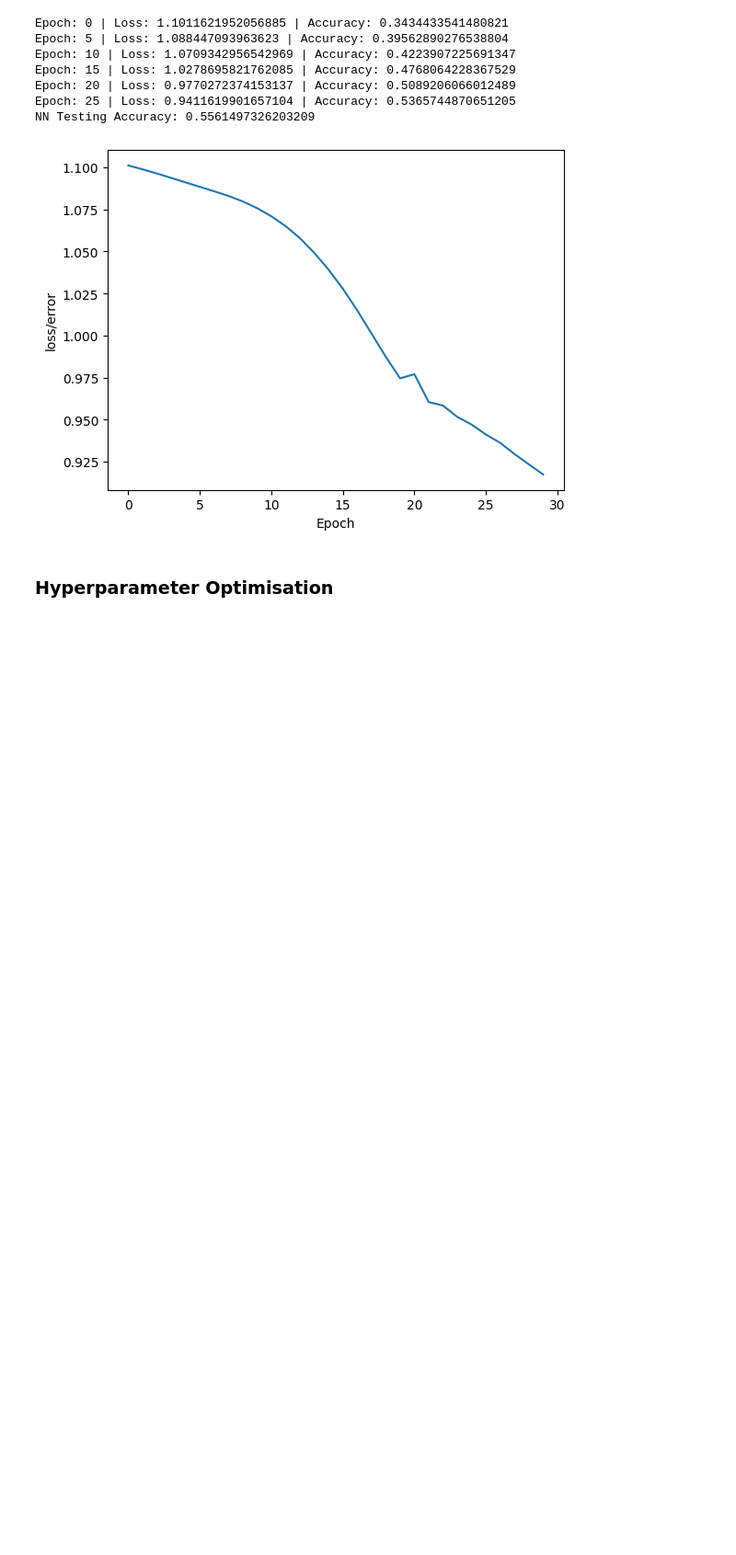
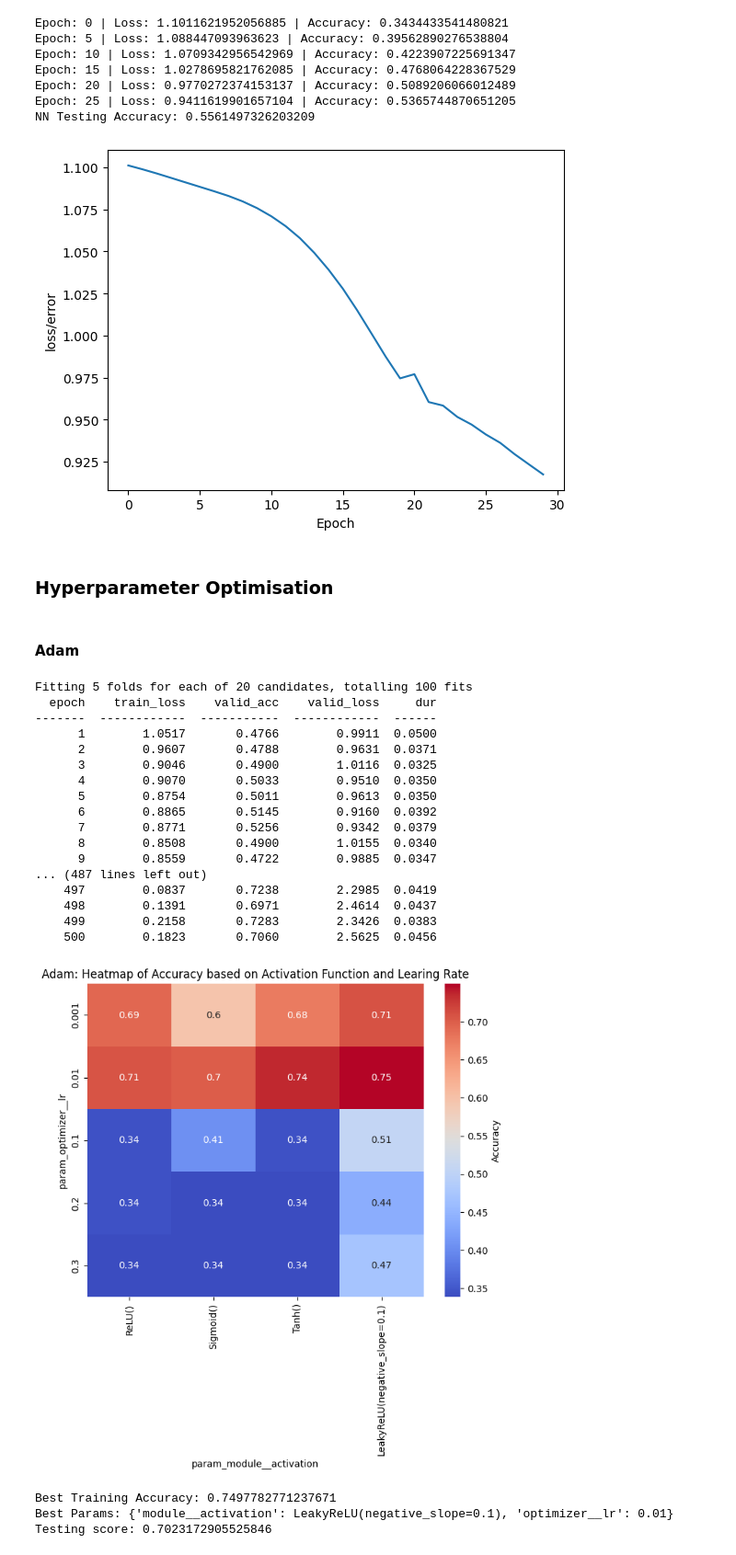
Before and after one commit to DvZ02/Almond_Classifier, a Jupyter notebook: almond_classifier.ipynb, the cells around one changed output. Shown at 92% size. Cells and saved outputs as stored; diff of their text form; code cells hidden in the pictures; blank space fills up the shorter version.

Commit message:
Grid Search HeatMap

```diff
--- a/almond_classifier.ipynb
+++ b/almond_classifier.ipynb
@@ -317,7 +317,7 @@ import numpy as np
 from sklearn.model_selection import train_test_split
 # %%
 class AlmondClassifier(nn.Module):
-    def __init__(self, seed=21446459, in_features=12, num_hidden_layers=2, hidden_neurons=12, out_categories=3):
+    def __init__(self, activation=nn.ReLU(), seed=21446459, in_features=12, num_hidden_layers=3, hidden_neurons=64, out_categories=3):
         super(AlmondClassifier, self).__init__()
         np.random.seed(seed)
         torch.manual_seed(seed)
@@ -334,11 +334,11 @@ class AlmondClassifier(nn.Module):
         layers = []
 
         layers.append(nn.Linear(in_features, hidden_neurons))
-        layers.append(nn.ReLU())
+        layers.append(activation)
 
         for _ in range(num_hidden_layers - 1):
             layers.append(nn.Linear(hidden_neurons, hidden_neurons))
-            layers.append(nn.ReLU())
+            layers.append(activation)
 
         layers.append(nn.Linear(hidden_neurons, out_categories))
 
@@ -423,33 +423,62 @@ NN Testing Accuracy: 0.5561497326203209
 # %%
 from skorch import NeuralNetClassifier
 from sklearn.model_selection import GridSearchCV
+
+param_grid = {
+    'optimizer__lr': [0.001, 0.01, 0.1, 0.2, 0.3],
+    'module__activation': [nn.ReLU(), nn.Sigmoid(), nn.Tanh(), nn.LeakyReLU(negative_slope=0.1)],
+    # 'module__hidden_neurons': [36,48,60]
+    # 'module__num_hidden_layers': [2,3,4],
+}
+
+
+def optimise_hp(model, param_grid, train_feat, train_exp):
+    grid = GridSearchCV(estimator=model, param_grid=param_grid, n_jobs=-1, cv=5, scoring='accuracy', return_train_score=True, verbose=1)
+    return grid.fit(train_feat, train_exp)
+# %% [markdown]
+#### Adam
 # %%
-# def hp_optimiser(model, param_grid, train, train_exp):
-#     grid = GridSearchCV(estimator=model, param_grid=param_grid, n_jobs=1, cv=3)
-#     result = grid.fit(train, train_exp)
-#     return result.best_score_, result.best_params_
-#Number of Neurons
-#Activation Function?
-#Learning Rate
-#Epochs
-model = NeuralNetClassifier(
+modelAdam = NeuralNetClassifier(
     module=AlmondClassifier,
     criterion=nn.CrossEntropyLoss,
     optimizer=torch.optim.Adam,
     max_epochs=500,
 )
 
+grid_result_adam = optimise_hp(modelAdam, param_grid, X_train, y_train)
 
-param_grid = {
-    'optimizer__lr': [0.001, 0.01, 0.1, 0.2, 0.3],
-    'module__hidden_neurons': [36,48,60],
-    'module__num_hidden_layers': [2,3,4]
-}
-grid = GridSearchCV(estimator=model, param_grid=param_grid, n_jobs=-1, cv=10, scoring='accuracy', return_train_score=True)
-grid
-# X_optim = torch.FloatTensor(X)
-# y_optim = torch.LongTensor(y)
+df = pd.DataFrame(grid_result_adam.cv_results_)
+pivot = df.pivot(index='param_optimizer__lr', columns='param_module__activation', values='mean_test_score')
 
-grid_result = grid.fit(X_train, y_train)
-print(f'Best Accuracy: {grid_result.best_score_}')
-print(f'Best Params: {grid_result.best_params_}')
+plt.figure(figsize=(8, 6))
+sns.heatmap(pivot, annot=True, cmap="coolwarm", cbar_kws={'label': 'Accuracy'})
+plt.title('Adam: Heatmap of Accuracy based on Activation Function and Learing Rate')
+plt.show()
+print(f'Best Training Accuracy: {grid_result_adam.best_score_}')
+print(f'Best Params: {grid_result_adam.best_params_}')
+
+best_classifier_adam = grid_result_adam.best_estimator_
+adam_test_score = best_classifier_adam.score(X_test, y_test)
+print(f'Testing score: {adam_test_score}')
+# %% [output]
+Fitting 5 folds for each of 20 candidates, totalling 100 fits
+  epoch    train_loss    valid_acc    valid_loss     dur
+-------  ------------  -----------  ------------  ------
+      1        1.0517       0.4766        0.9911  0.0500
+      2        0.9607       0.4788        0.9631  0.0371
+      3        0.9046       0.4900        1.0116  0.0325
+      4        0.9070       0.5033        0.9510  0.0350
+      5        0.8754       0.5011        0.9613  0.0350
+      6        0.8865       0.5145        0.9160  0.0392
+      7        0.8771       0.5256        0.9342  0.0379
+      8        0.8508       0.4900        1.0155  0.0340
+      9        0.8559       0.4722        0.9885  0.0347
+... (487 lines left out)
+    497        0.0837       0.7238        2.2985  0.0419
+    498        0.1391       0.6971        2.4614  0.0437
+    499        0.2158       0.7283        2.3426  0.0383
+    500        0.1823       0.7060        2.5625  0.0456
+[figure, added]
+Best Training Accuracy: 0.7497782771237671
+Best Params: {'module__activation': LeakyReLU(negative_slope=0.1), 'optimizer__lr': 0.01}
+Testing score: 0.7023172905525846
```
Also changed, not shown: parts of 5 cells of this notebook.
